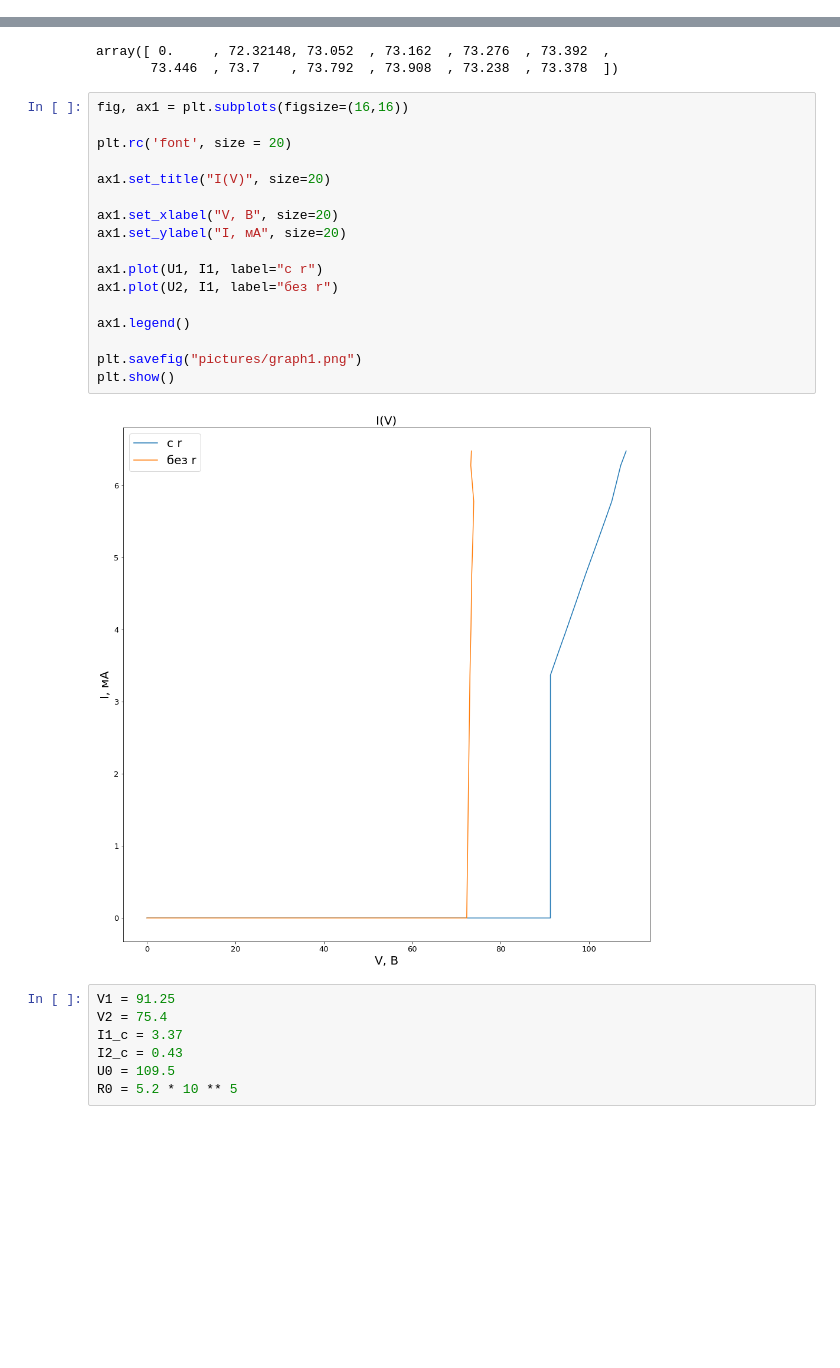
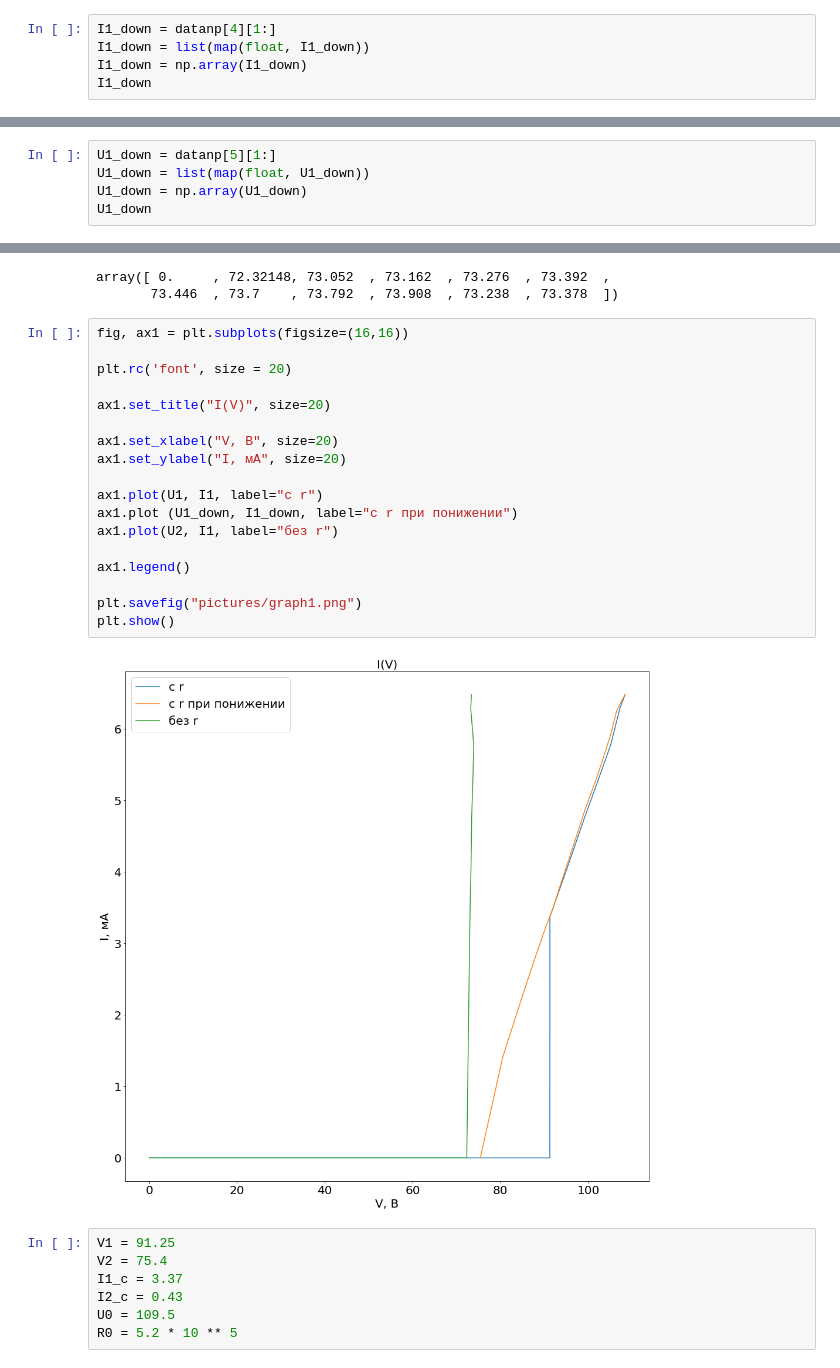
Before and after one commit to yanelox/LaTEX, a Jupyter notebook: labs/3.2.8/3_2_8.ipynb, the cells around one changed output, grey strips where cells are left out. Saved outputs shown, nothing was run; the diff lists cells and outputs as text; blank space fills up the shorter version.

```diff
--- a/labs/3.2.8/3_2_8.ipynb
+++ b/labs/3.2.8/3_2_8.ipynb
@@ -51,3 +51,8 @@ I1
 # %% [output]
 array([0.  , 0.  , 3.37, 3.72, 4.01, 4.47, 4.76, 5.25, 5.47, 5.78, 6.28,
        6.48])
+# %%
+I1_down = datanp[4][1:]
+I1_down = list(map(float, I1_down))
+I1_down = np.array(I1_down)
+I1_down
@@ -53,0 +62,5 @@ array([0.  , 0.  , 3.37, 3.72, 4.01, 4.47, 4.76, 5.25, 5.47, 5.78, 6.28,
+# %%
+U1_down = datanp[5][1:]
+U1_down = list(map(float, U1_down))
+U1_down = np.array(U1_down)
+U1_down
@@ -72,22 +88,23 @@ array([ 0.     , 72.32148, 73.052  , 73.162  , 73.276  , 73.392  ,
 # %%
 fig, ax1 = plt.subplots(figsize=(16,16))
 
 plt.rc('font', size = 20)
 
 ax1.set_title("I(V)", size=20)
 
 ax1.set_xlabel("V, В", size=20)
 ax1.set_ylabel("I, мА", size=20)
 
 ax1.plot(U1, I1, label="с r")
+ax1.plot (U1_down, I1_down, label="с r при понижении")
 ax1.plot(U2, I1, label="без r")
 
 ax1.legend()
 
 plt.savefig("pictures/graph1.png")
 plt.show()
 # %% [output]
-[figure, old version]
+[figure, new version]
 # %%
 V1 = 91.25
 V2 = 75.4
```
Also changed, not shown: parts of 2 cells of this notebook, 5 other files.
